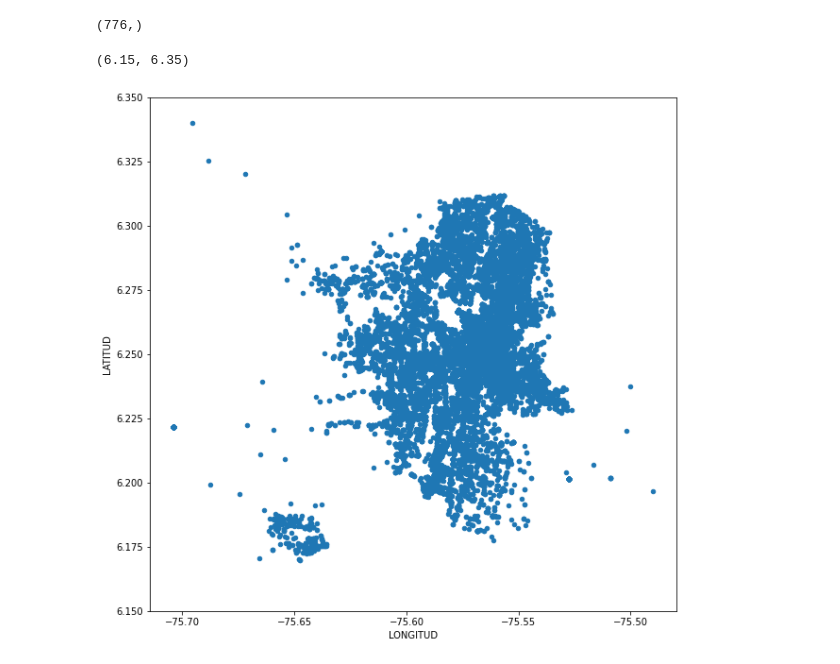
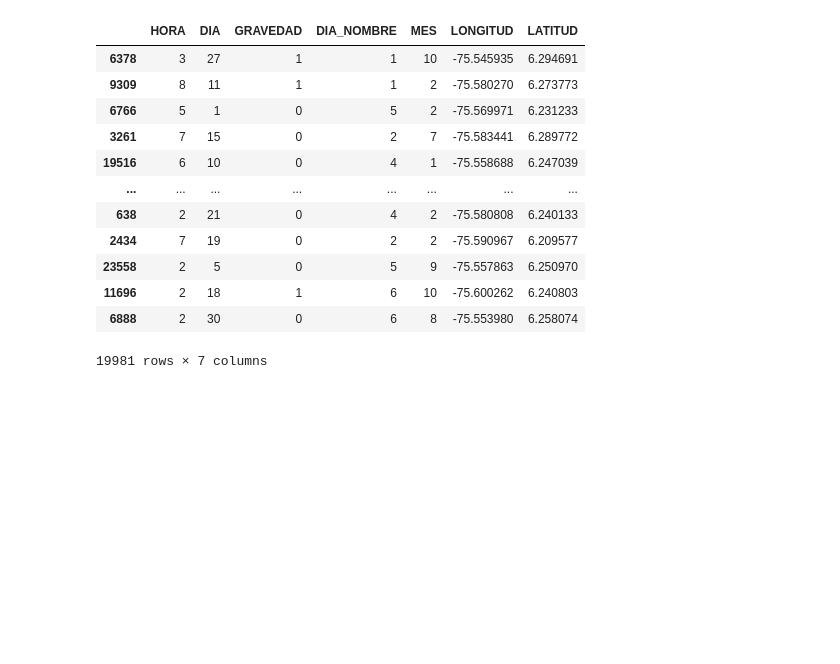
Before and after one commit to Sucerquia/machine-learning, a Jupyter notebook: Project.ipynb, the cells around one changed output. Saved outputs shown, nothing was run; the diff lists cells and outputs as text; code cells hidden in the pictures; blank space fills up the shorter version.

```diff
--- a/Project.ipynb
+++ b/Project.ipynb
@@ -62,0 +82,21 @@ my_data = np.genfromtxt("https://github.com/Sucerquia/machine-learning/blob/mast
+# %%
+for x in range(len(info["DIA_NOMBRE"])):
+  if info["DIA_NOMBRE"][x] == 'LUNES    ':
+    info["DIA_NOMBRE"][x] = 'ALUNES'
+  if info["DIA_NOMBRE"][x] == 'MARTES   ':
+    info["DIA_NOMBRE"][x] = 'BMARTES'
+  if info["DIA_NOMBRE"][x] == 'MIÉRCOLES':
+    info["DIA_NOMBRE"][x] = 'CMIÉRCOLES'
+  if info["DIA_NOMBRE"][x] == 'JUEVES   ':
+    info["DIA_NOMBRE"][x] = 'DJUEVES'
+  if info["DIA_NOMBRE"][x] == 'VIERNES  ':
+    info["DIA_NOMBRE"][x] = 'EVIERNES'
+  if info["DIA_NOMBRE"][x] == 'SÁBADO   ':
+    info["DIA_NOMBRE"][x] = 'FSABADO'
+  if info["DIA_NOMBRE"][x] == 'DOMINGO  ':
+    info["DIA_NOMBRE"][x] = 'GDOMINGO'
+#We change the cualitative values by numbers
+encoder2 = LabelEncoder()
+info["DIA_NOMBRE"] = encoder2.fit_transform(info["DIA_NOMBRE"])
+print(encoder2.classes_)
+info.head()
@@ -62,0 +128,3 @@ my_data = np.genfromtxt("https://github.com/Sucerquia/machine-learning/blob/mast
+# %%
+info["HORA"] = [int(k[:2]) for k in info["HORA"]]
+info.head()
@@ -62,0 +168,6 @@ my_data = np.genfromtxt("https://github.com/Sucerquia/machine-learning/blob/mast
+# %%
+info = info.drop(np.where(info["LATITUD"]==info["LATITUD"].min())[0].tolist(), axis=0)
+info.plot(kind="scatter", x="LONGITUD", y="LATITUD", figsize = (15,10))
+plt.title("Puntos de la base de datos", fontsize = 20)
+plt.ylabel("latitud", fontsize = 15)
+plt.xlabel("longitud", fontsize = 15)
@@ -63,10 +179,16 @@ my_data = np.genfromtxt("https://github.com/Sucerquia/machine-learning/blob/mast
 # %%
-train_set, test_set
+train_set
 # %% [output]
+|  | HORA | DIA | GRAVEDAD | DIA_NOMBRE | MES | LONGITUD | LATITUD |
+| 6378 | 3 | 27 | 1 | 1 | 10 | -75.545935 | 6.294691 |
+| 9309 | 8 | 11 | 1 | 1 | 2 | -75.580270 | 6.273773 |
+| 6766 | 5 | 1 | 0 | 5 | 2 | -75.569971 | 6.231233 |
+| 3261 | 7 | 15 | 0 | 2 | 7 | -75.583441 | 6.289772 |
+| 19516 | 6 | 10 | 0 | 4 | 1 | -75.558688 | 6.247039 |
+| ... | ... | ... | ... | ... | ... | ... | ... |
+| 638 | 2 | 21 | 0 | 4 | 2 | -75.580808 | 6.240133 |
+| 2434 | 7 | 19 | 0 | 2 | 2 | -75.590967 | 6.209577 |
+| 23558 | 2 | 5 | 0 | 5 | 9 | -75.557863 | 6.250970 |
+| 11696 | 2 | 18 | 1 | 6 | 10 | -75.600262 | 6.240803 |
+| 6888 | 2 | 30 | 0 | 6 | 8 | -75.553980 | 6.258074 |
-(776,)
+19981 rows × 7 columns
-# %%
-train_set.plot(kind="scatter", x="LONGITUD", y="LATITUD", figsize = (10,10))
-plt.ylim([6.15,6.35])
-# %% [output]
-(6.15, 6.35)
-[figure, removed]
```
Also changed, not shown: parts of 25 cells of this notebook.
